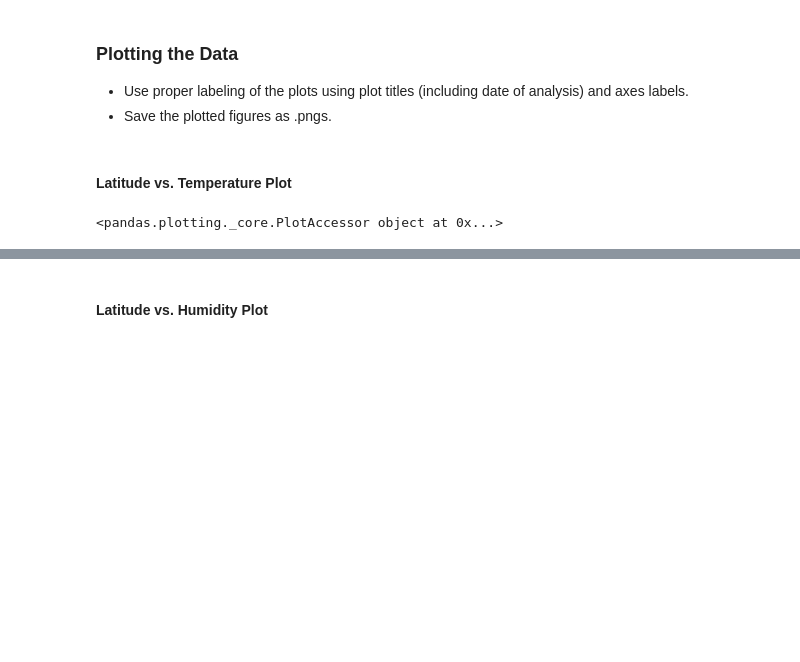
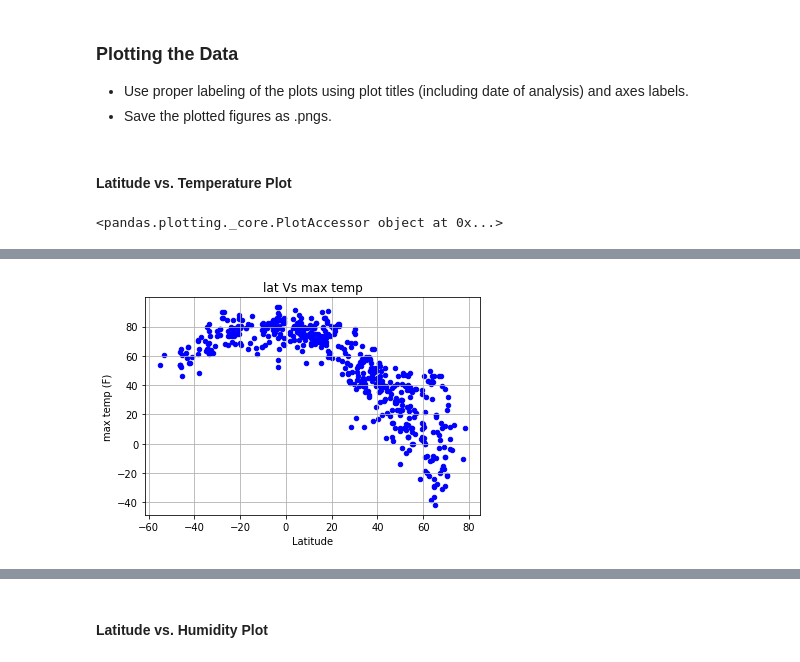
Before and after one commit to patrickharrington6717/python_api_hw, a Jupyter notebook: WeatherPytph.ipynb, the cells around one changed output, grey strips where cells are left out. Drawn from its saved outputs; the diff is of its cells as text; code cells hidden in the pictures; blank space fills up the shorter version.

```diff
--- a/WeatherPytph.ipynb
+++ b/WeatherPytph.ipynb
@@ -321,3 +316,13 @@ weather_data.plot(kind='scatter', x='Lat', y='Temp', c='blue')
+# %%
+
+weather_data.plot(kind='scatter', x='Lat', y='Temp', c='blue')
+plt.title('lat Vs max temp' )
+plt.xlabel('Latitude')
+plt.ylabel('max temp (F)')
+plt.savefig("api1.png")
+plt.grid()
+# %% [output]
+[figure, added]
 # %%
 # %% [output]
 [figure]
```
Also changed, not shown: parts of 6 cells of this notebook.
